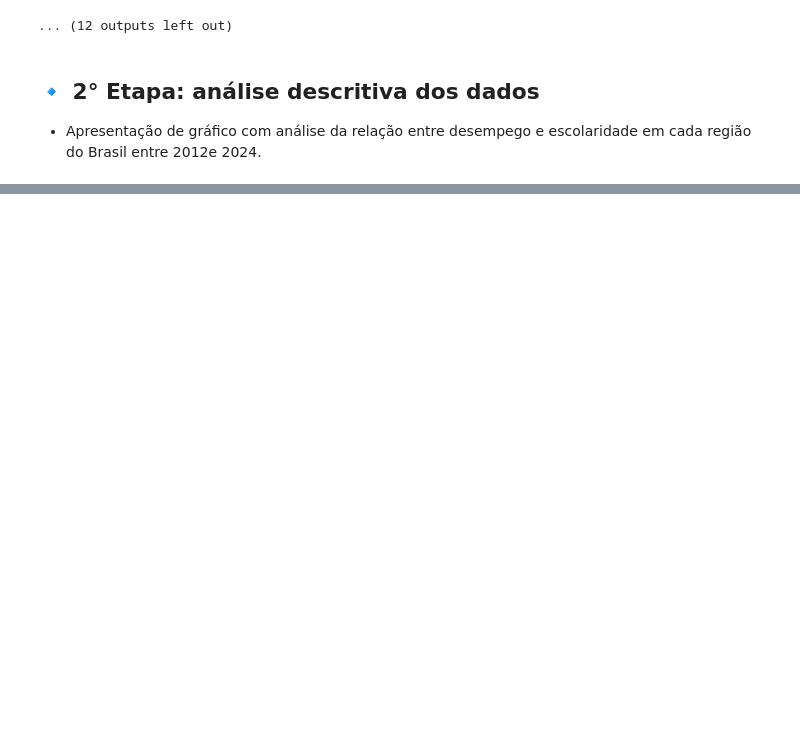
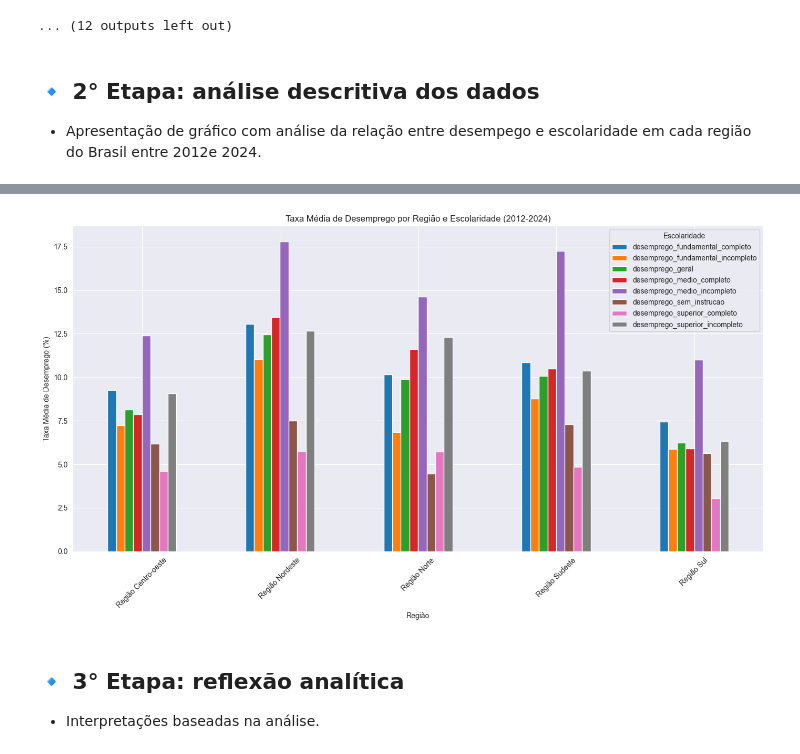
Before and after one commit to Andre-Luis-Correa/tarefa-ciencia-dados-1, a Jupyter notebook: analise_desemprego_brasil.ipynb, the cells around one changed output, grey strips where cells are left out. Cells and saved outputs as stored; diff of their text form; code cells hidden in the pictures; blank space fills up the shorter version.

Commit message:
add terceira etapa

```diff
--- a/analise_desemprego_brasil.ipynb
+++ b/analise_desemprego_brasil.ipynb
@@ -332,0 +264,70 @@ plotar_grafico_desemprego_escolaridade(concatenacao_data_frames)
+# %%
+import pandas as pd
+import seaborn as sns
+import matplotlib.pyplot as plt
+
+def preparar_dados_para_analise_completa_por_regiao(dados):
+    lista_data_frame = []
+
+    for escolaridade, data_frame in dados.items():
+
+        # Selecionar colunas numéricas
+        colunas_numericas = data_frame.select_dtypes(include='number').columns
+
+        # Derreter o DataFrame
+        df_melt = data_frame.melt(id_vars=['Região'], value_vars=colunas_numericas,
+                                  var_name='Trimestre', value_name='Taxa de Desemprego')
+
+        # Adicionar coluna de Escolaridade
+        df_melt['Escolaridade'] = escolaridade
+
+        lista_data_frame.append(df_melt)
+
+    # Concatenar todos os DataFrames derretidos
+    data_frames_concatenados = pd.concat(lista_data_frame, ignore_index=True)
+
+    return data_frames_concatenados
+
+def plotar_grafico_desemprego_escolaridade(data_frames_concatenados):
+    # Agrupa e calcula média
+    df_agrupado = (
+        data_frames_concatenados
+        .groupby(['Região', 'Escolaridade'])['Taxa de Desemprego']
+        .mean()
+        .reset_index()
+    )
+
+    # Pivot para wide e ajeita cabeçalhos
+    df_wide = df_agrupado.pivot(
+        index='Região',
+        columns='Escolaridade',
+        values='Taxa de Desemprego'
+    )
+    # faz Região voltar a ser coluna
+    df_wide = df_wide.reset_index()
+    # remove o nome do eixo das colunas para não emparelhar com 'Região'
+    df_wide.columns.name = None
+
+    # Exibe
+    display(df_wide)
+
+    # Plotar o gráfico
+    df_wide.set_index('Região').plot(
+        kind='bar',
+        figsize=(14, 8)
+    )
+    plt.title('Taxa Média de Desemprego por Região e Escolaridade (2012-2024)')
+    plt.ylabel('Taxa Média de Desemprego (%)')
+    plt.xlabel('Região')
+    plt.xticks(rotation=45)
+    plt.legend(title='Escolaridade')
+    plt.grid(True)
+    plt.tight_layout()
+    plt.show()
+
+# Preparar os dados
+concatenacao_data_frames = preparar_dados_para_analise_completa_por_regiao(conjunto_dados_tratados)
+
+# Plotar o gráfico
+plotar_grafico_desemprego_escolaridade(concatenacao_data_frames)
+# %% [output]
@@ -332,0 +340,4 @@ plotar_grafico_desemprego_escolaridade(concatenacao_data_frames)
+[figure, added]
+# %% [markdown]
+## 🔹 3° Etapa: reflexão analítica
+- Interpretações baseadas na análise.
```
Also changed, not shown: parts of 4 cells of this notebook.
